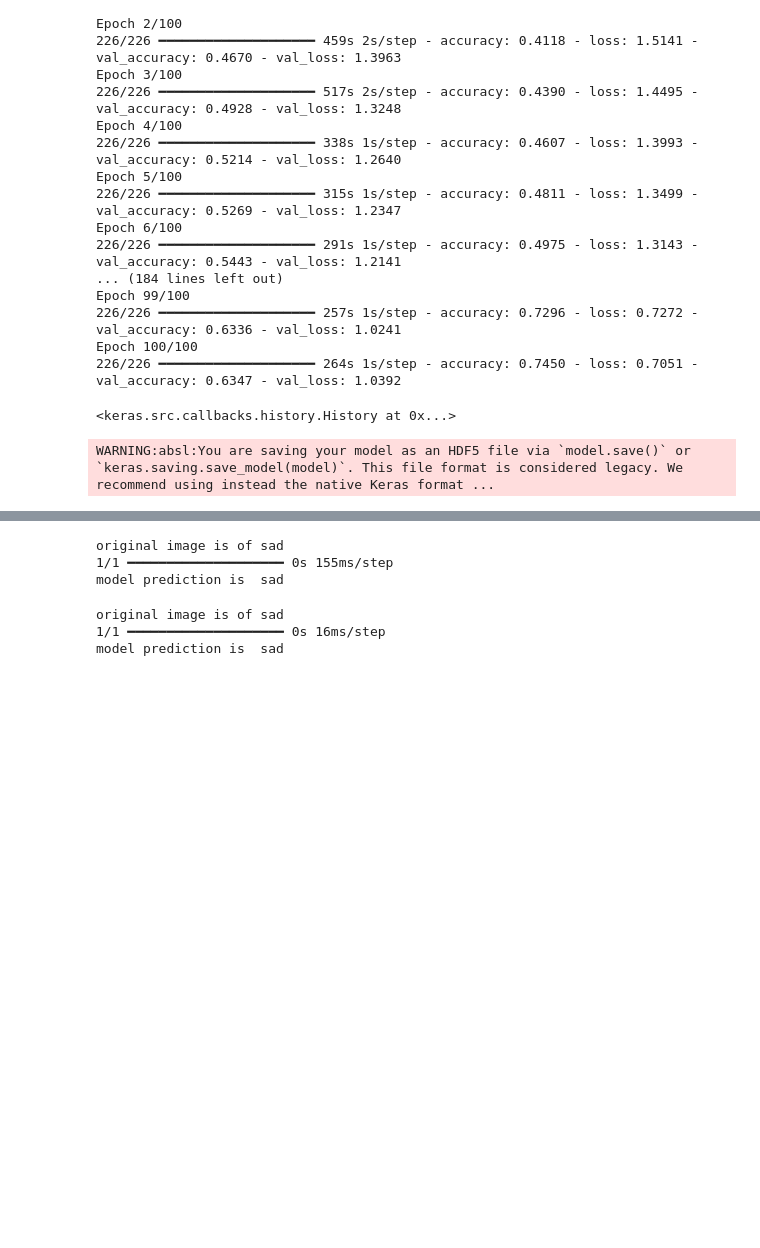
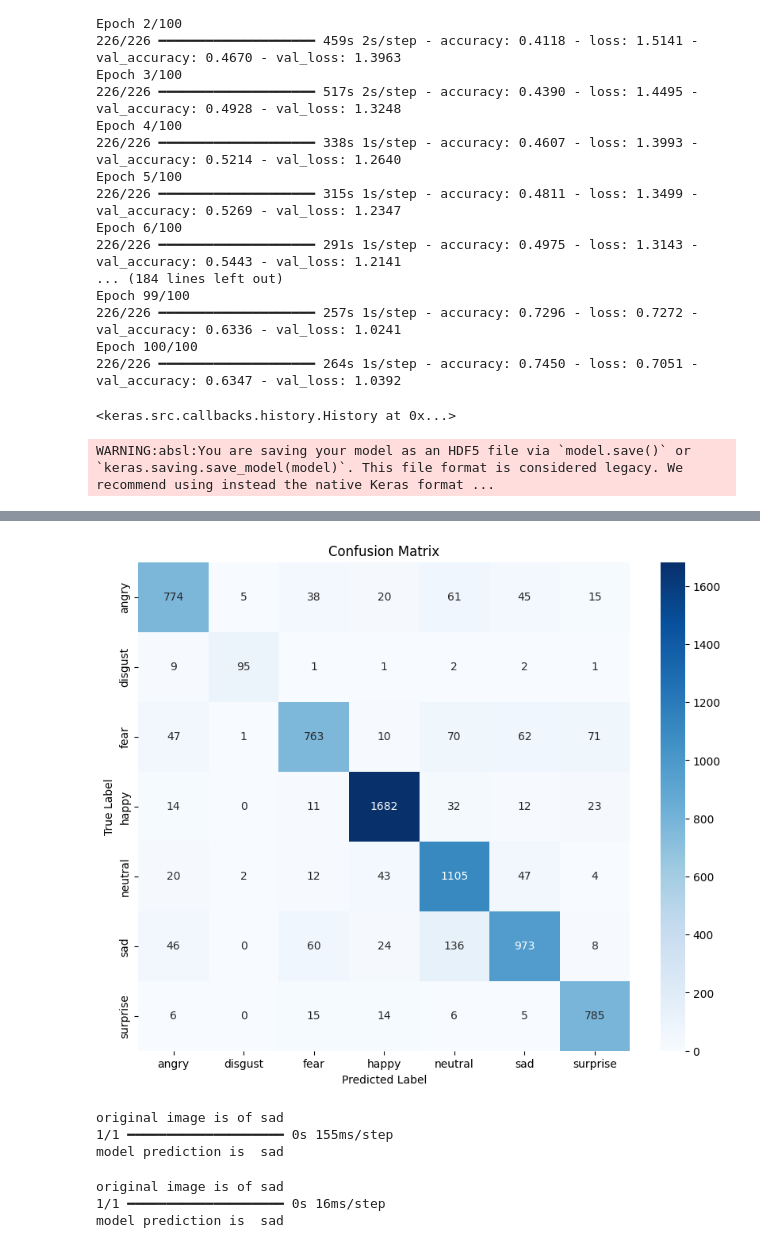
Before and after one commit to subin-shk/FaceTune, a Jupyter notebook: trainmodel.ipynb, the cells around one changed output, grey strips where cells are left out. Saved outputs shown, nothing was run; the diff lists cells and outputs as text; code cells hidden in the pictures; blank space fills up the shorter version.

Commit message:
Added code to imporve accuracy and plot in train_model.py

```diff
--- a/trainmodel.ipynb
+++ b/trainmodel.ipynb
@@ -209,3 +311,26 @@ model = model_from_json(model_json)
 model.load_weights("emotiondetector.h5")
 # %%
 label = ['angry','disgust','fear','happy','neutral','sad','surprise']
+# %%
+from sklearn.metrics import classification_report, accuracy_score, precision_score, recall_score, f1_score
+
+# Get model predictions
+y_pred = model.predict(x_test)
+y_pred_classes = y_pred.argmax(axis=1)  # Convert probabilities to class indices
+y_true_classes = y_test.argmax(axis=1)  # Convert one-hot encoded labels to class indices
+
+# Calculate metrics
+accuracy = accuracy_score(y_true_classes, y_pred_classes)
+precision = precision_score(y_true_classes, y_pred_classes, average='weighted')
+recall = recall_score(y_true_classes, y_pred_classes, average='weighted')
+f1 = f1_score(y_true_classes, y_pred_classes, average='weighted')
+
+# Display metrics
+print(f"Accuracy: {accuracy:.4f}")
+print(f"Precision: {precision:.4f}")
+print(f"Recall: {recall:.4f}")
+print(f"F1 Score: {f1:.4f}")
+
+# Detailed classification report
+print("\nClassification Report:")
+print(classification_report(y_true_classes, y_pred_classes, target_names=label))
@@ -212,3 +358,21 @@ label = ['angry','disgust','fear','happy','neutral','sad','surprise']
+# %%
+import seaborn as sns
+from sklearn.metrics import confusion_matrix
+import matplotlib.pyplot as plt
+
+
+# Create confusion matrix
+cm = confusion_matrix(y_true_classes, y_pred_classes)
+
+# Plot confusion matrix
+plt.figure(figsize=(10, 8))
+sns.heatmap(cm, annot=True, fmt='d', cmap='Blues', xticklabels=label, yticklabels=label)
+plt.xlabel('Predicted Label')
+plt.ylabel('True Label')
+plt.title('Confusion Matrix')
+plt.show()
+# %% [output]
+[figure, added]
 # %%
 def ef(image):
     img = load_img(image,color_mode='grayscale' )
```
Also changed, not shown: parts of 8 cells of this notebook, 2 other files.
